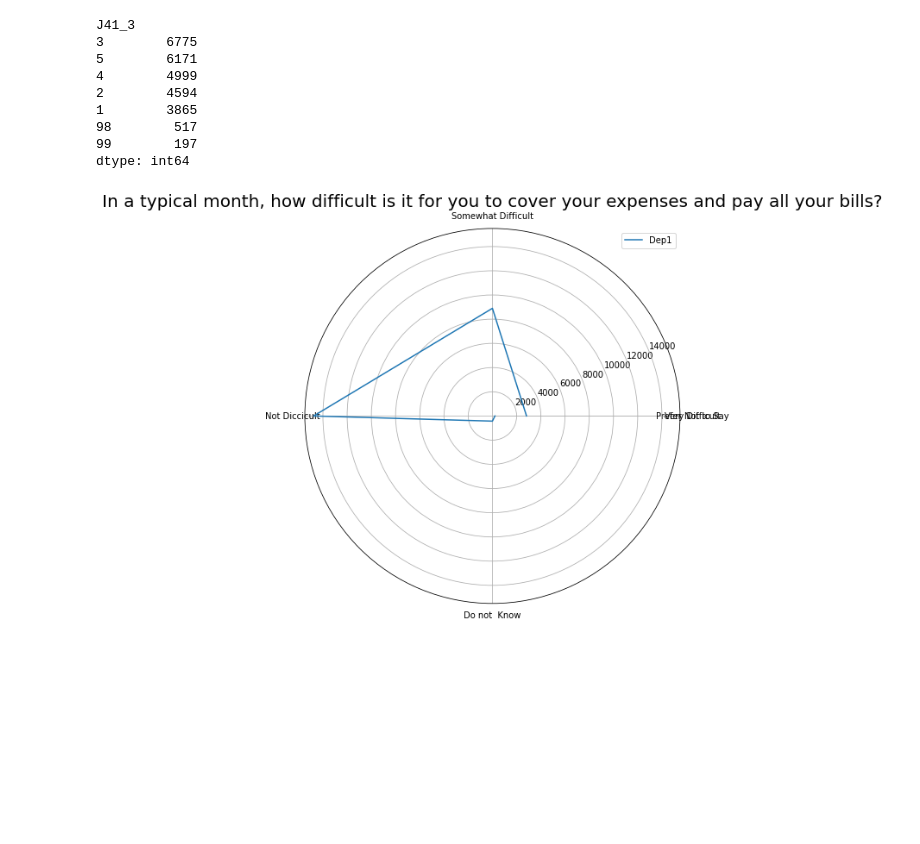
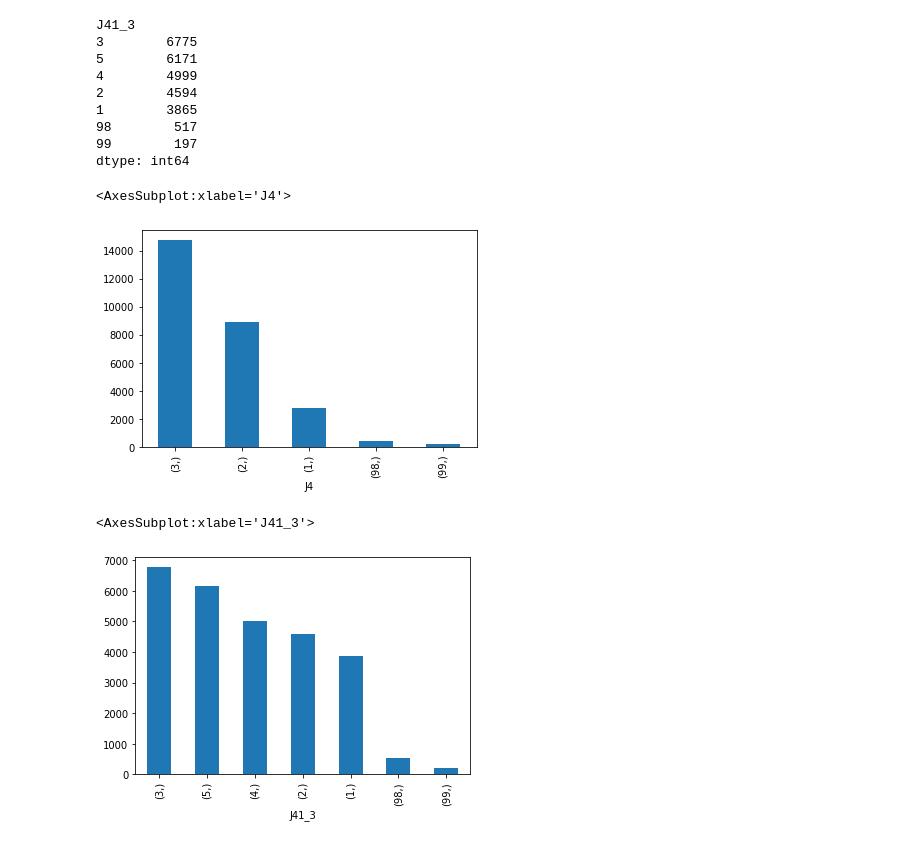
Before and after one commit to williamreid2020/4301, a Jupyter notebook: NCFS.ipynb, the cells around one changed output. Drawn from its saved outputs; the diff is of its cells as text; code cells hidden in the pictures; blank space fills up the shorter version.

```diff
--- a/NCFS.ipynb
+++ b/NCFS.ipynb
@@ -300,23 +273,10 @@ plt.show()
-# %%
-categories = ['Very Difficult', 'Somewhat Difficult', 'Not Diccicult','Do not  Know', 'Prefer Not to Say' ]
-categories = [*categories]
-
-Dep1 = [2817, 8897, 14768, 428, 208, ]
-
-
-Dep1 = [*Dep1]
-
-
-label_loc = np.linspace(start=0, stop=2 * np.pi, num=len(High_School))
-
-plt.figure(figsize=(8, 8))
-plt.subplot(polar=True)
-plt.plot(label_loc, Dep1, label='Dep1')
-
-
-plt.title('In a typical month, how difficult is it for you to cover your expenses and pay all your bills?', size=20)
-lines, labels = plt.thetagrids(np.degrees(label_loc), labels=categories)
-plt.legend()
-plt.show()
-# %% [output]
-[figure, removed]
+# %%
+Dep1.value_counts().plot(kind='bar')
+# %% [output]
+<AxesSubplot:xlabel='J4'>
+[figure, added]
+# %%
+Dep2.value_counts().plot(kind='bar')
+# %% [output]
+<AxesSubplot:xlabel='J41_3'>
+[figure, added]
```
Also changed, not shown: parts of 1 cell of this notebook.
